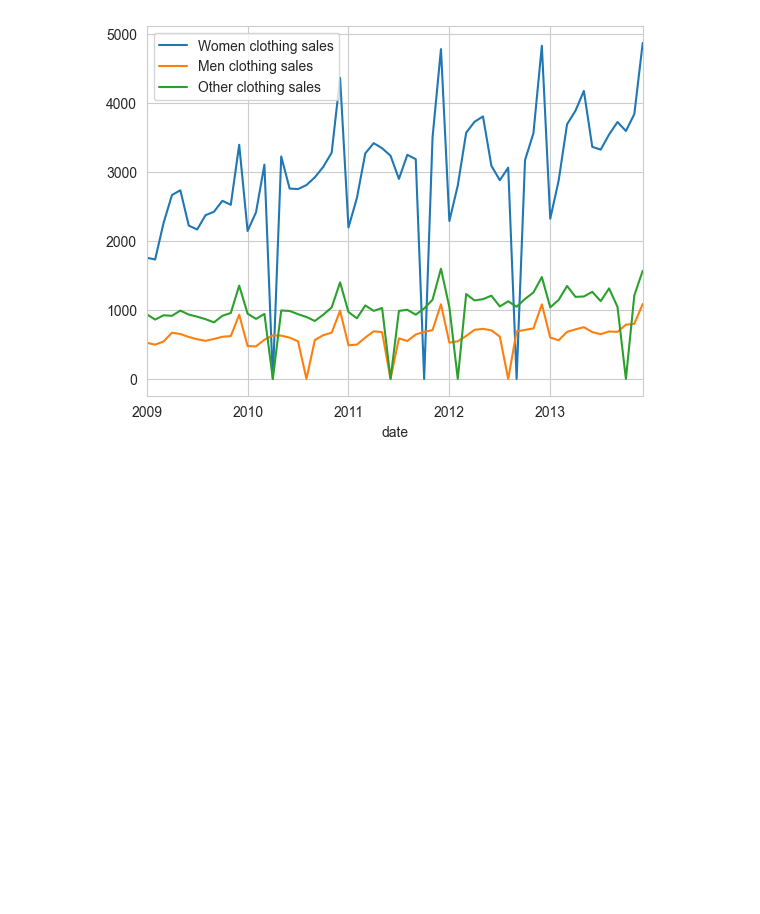
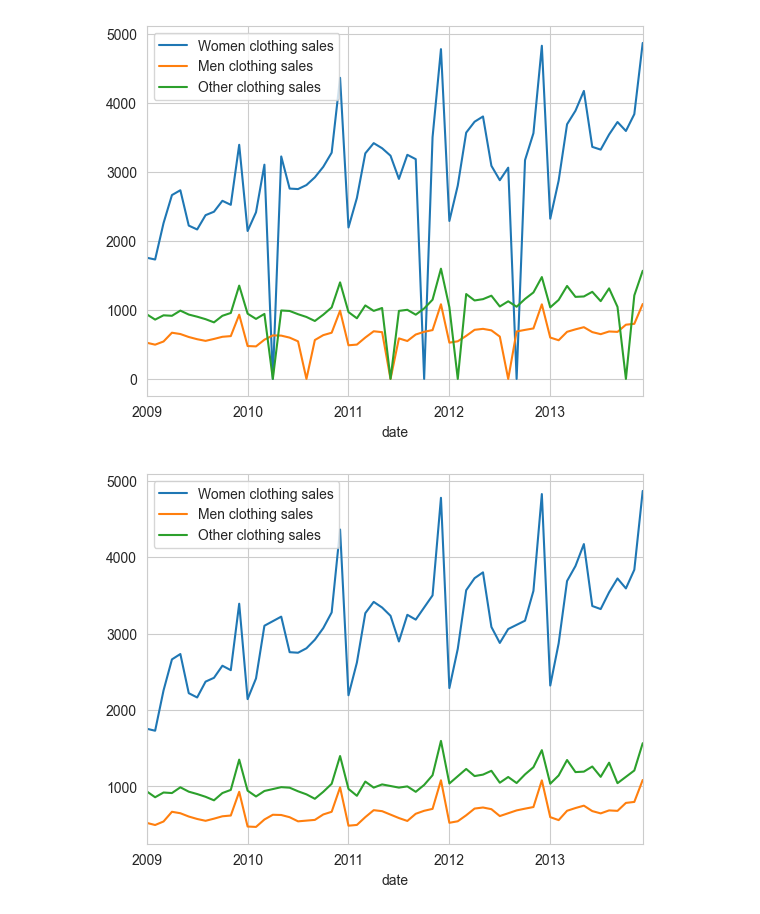
Before and after one commit to Daniel-Andarge/AiML-walmart-sales-prediction-ml, a Jupyter notebook: notebooks/eda.ipynb, the cells around one changed output. Drawn from its saved outputs; the diff is of its cells as text; code cells hidden in the pictures; blank space fills up the shorter version.

```diff
--- a/notebooks/eda.ipynb
+++ b/notebooks/eda.ipynb
@@ -36,3 +36,22 @@ other_clothing_df.plot(y='Sales(In ThousandDollars)', ax=ax, label='Other clothi
 plt.show()
 # %% [output]
 [figure]
+# %%
+women_sales_outliers = women_clothing_df.index[women_clothing_df['Sales(In ThousandDollars)'] == 0].tolist()
+women_clothing_df.loc[women_clothing_df.index.isin(women_sales_outliers), 'Sales(In ThousandDollars)'] = np.nan
+women_clothing_df['Sales(In ThousandDollars)']= np.where((women_clothing_df['Sales(In ThousandDollars)'].isnull()) & (women_clothing_df.index.isin(women_sales_outliers)), women_clothing_df['Sales(In ThousandDollars)'].interpolate(),women_clothing_df['Sales(In ThousandDollars)'])
+
+men_sales_outliers = men_clothing_df.index[men_clothing_df['Sales(In ThousandDollars)'] == 0].tolist()
+men_clothing_df.loc[men_clothing_df.index.isin(men_sales_outliers), 'Sales(In ThousandDollars)'] = np.nan
+men_clothing_df['Sales(In ThousandDollars)']= np.where((men_clothing_df['Sales(In ThousandDollars)'].isnull()) & (men_clothing_df.index.isin(men_sales_outliers)), men_clothing_df['Sales(In ThousandDollars)'].interpolate(),men_clothing_df['Sales(In ThousandDollars)'])
+
+other_sales_outliers = other_clothing_df.index[other_clothing_df['Sales(In ThousandDollars)'] == 0].tolist()
+other_clothing_df.loc[other_clothing_df.index.isin(other_sales_outliers), 'Sales(In ThousandDollars)'] = np.nan
+other_clothing_df['Sales(In ThousandDollars)']= np.where((other_clothing_df['Sales(In ThousandDollars)'].isnull()) & (other_clothing_df.index.isin(other_sales_outliers)), other_clothing_df['Sales(In ThousandDollars)'].interpolate(), other_clothing_df['Sales(In ThousandDollars)'])
+# %%
+ax = women_clothing_df.plot(y='Sales(In ThousandDollars)', label='Women clothing sales')
+men_clothing_df.plot(y='Sales(In ThousandDollars)', ax=ax, label='Men clothing sales')
+other_clothing_df.plot(y='Sales(In ThousandDollars)', ax=ax, label='Other clothing sales')
+plt.show()
+# %% [output]
+[figure, added]
```
Also changed, not shown: parts of 10 cells of this notebook, 6 other files.
